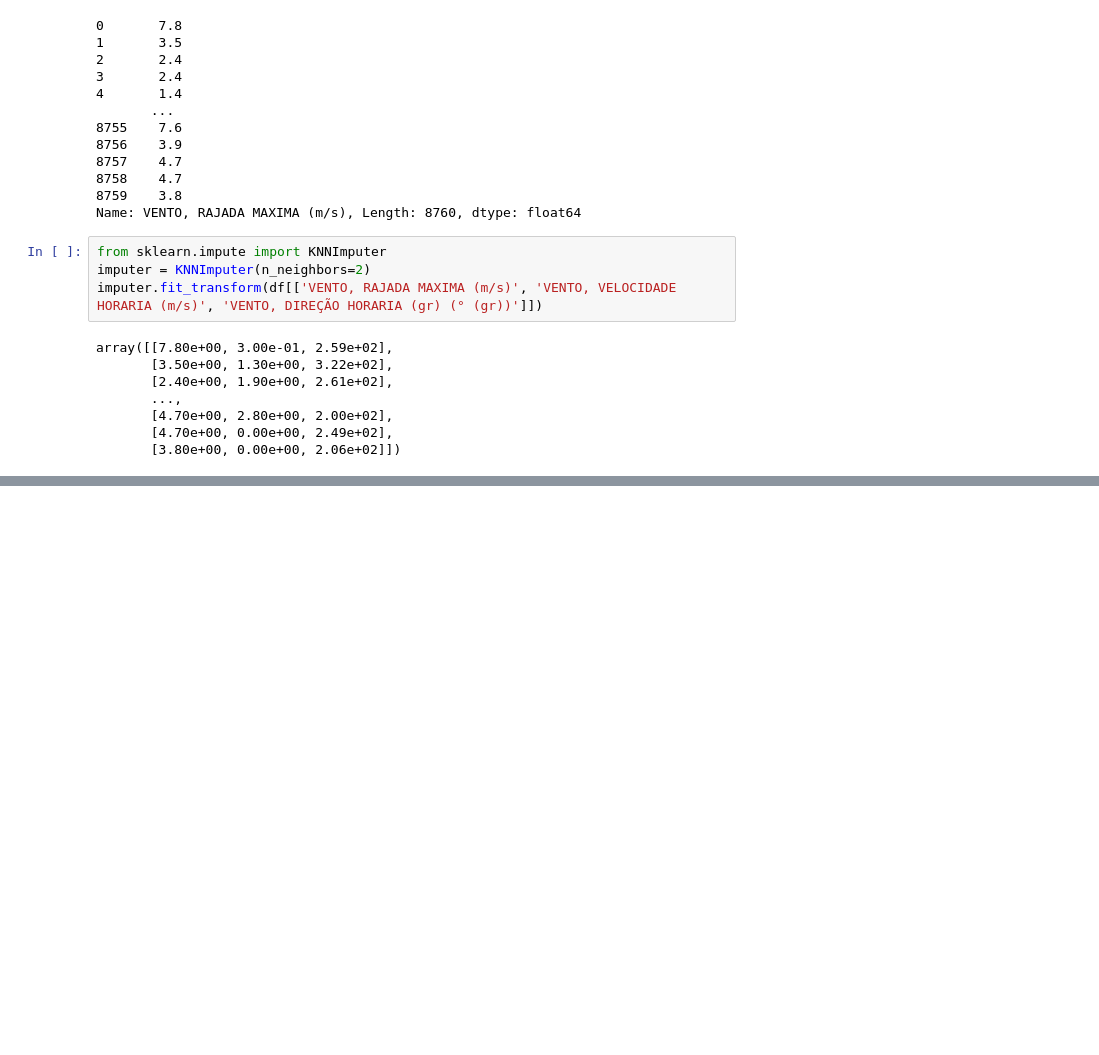
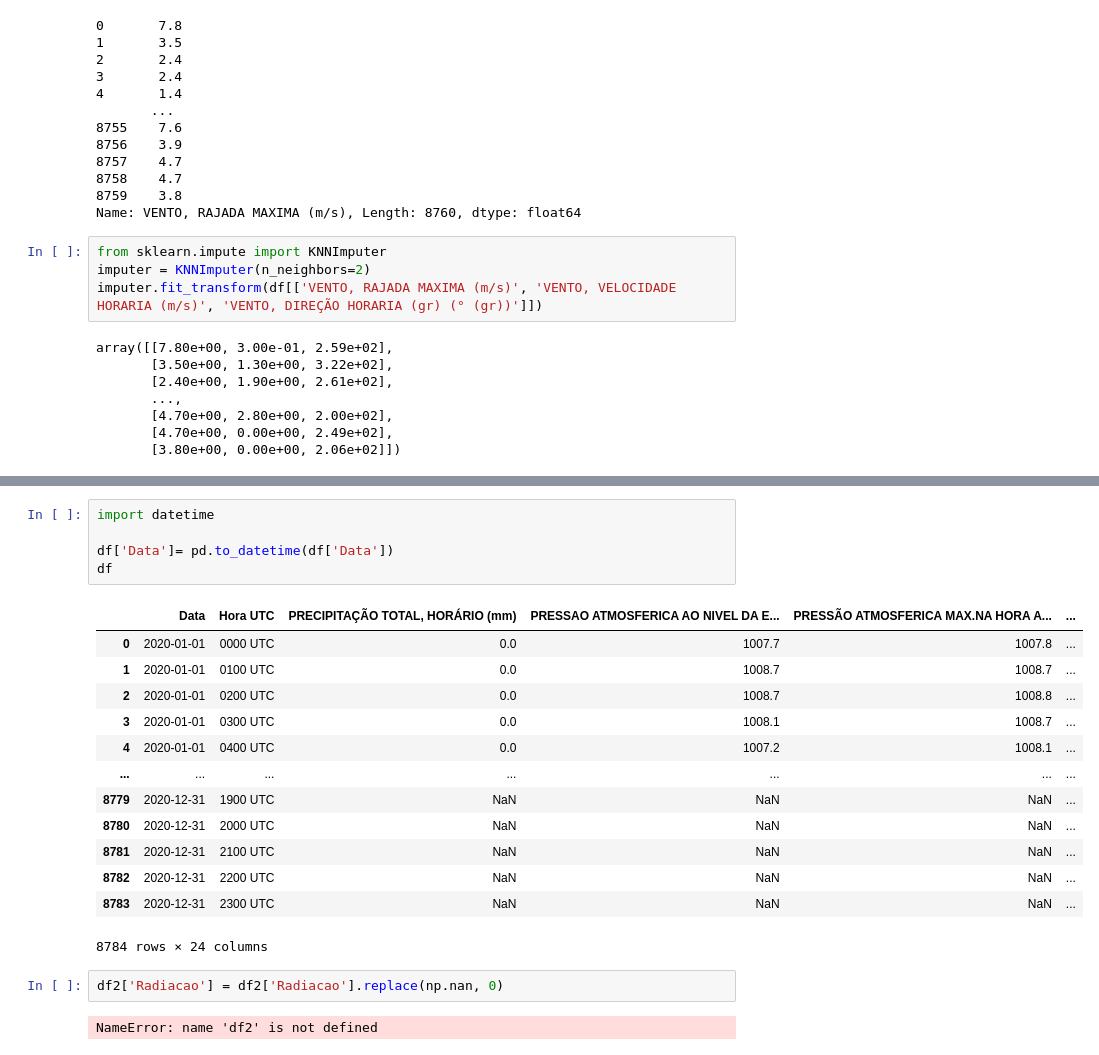
Before and after one commit to thamirisbrandao/rain-prediction-machine, a Jupyter notebook: notebooks/data_eng.ipynb, the cells around one changed output, grey strips where cells are left out. Saved outputs shown, nothing was run; the diff lists cells and outputs as text; blank space fills up the shorter version.

```diff
--- a/notebooks/data_eng.ipynb
+++ b/notebooks/data_eng.ipynb
@@ -190,0 +185,23 @@ df_test_mudar_nome_col
+# %%
+import datetime
+
+df['Data']= pd.to_datetime(df['Data'])
+df
+# %% [output]
+|  | Data | Hora UTC | PRECIPITAÇÃO TOTAL, HORÁRIO (mm) | PRESSAO ATMOSFERICA AO NIVEL DA E... | PRESSÃO ATMOSFERICA MAX.NA HORA A... | ... |
+| 0 | 2020-01-01 | 0000 UTC | 0.0 | 1007.7 | 1007.8 | ... |
+| 1 | 2020-01-01 | 0100 UTC | 0.0 | 1008.7 | 1008.7 | ... |
+| 2 | 2020-01-01 | 0200 UTC | 0.0 | 1008.7 | 1008.8 | ... |
+| 3 | 2020-01-01 | 0300 UTC | 0.0 | 1008.1 | 1008.7 | ... |
+| 4 | 2020-01-01 | 0400 UTC | 0.0 | 1007.2 | 1008.1 | ... |
+| ... | ... | ... | ... | ... | ... | ... |
+| 8779 | 2020-12-31 | 1900 UTC | NaN | NaN | NaN | ... |
+| 8780 | 2020-12-31 | 2000 UTC | NaN | NaN | NaN | ... |
+| 8781 | 2020-12-31 | 2100 UTC | NaN | NaN | NaN | ... |
+| 8782 | 2020-12-31 | 2200 UTC | NaN | NaN | NaN | ... |
+| 8783 | 2020-12-31 | 2300 UTC | NaN | NaN | NaN | ... |
+8784 rows × 24 columns
+# %%
+df2['Radiacao'] = df2['Radiacao'].replace(np.nan, 0)
+# %% [output]
+NameError: name 'df2' is not defined
```
Also changed, not shown: parts of 3 cells of this notebook, 1 other file.
